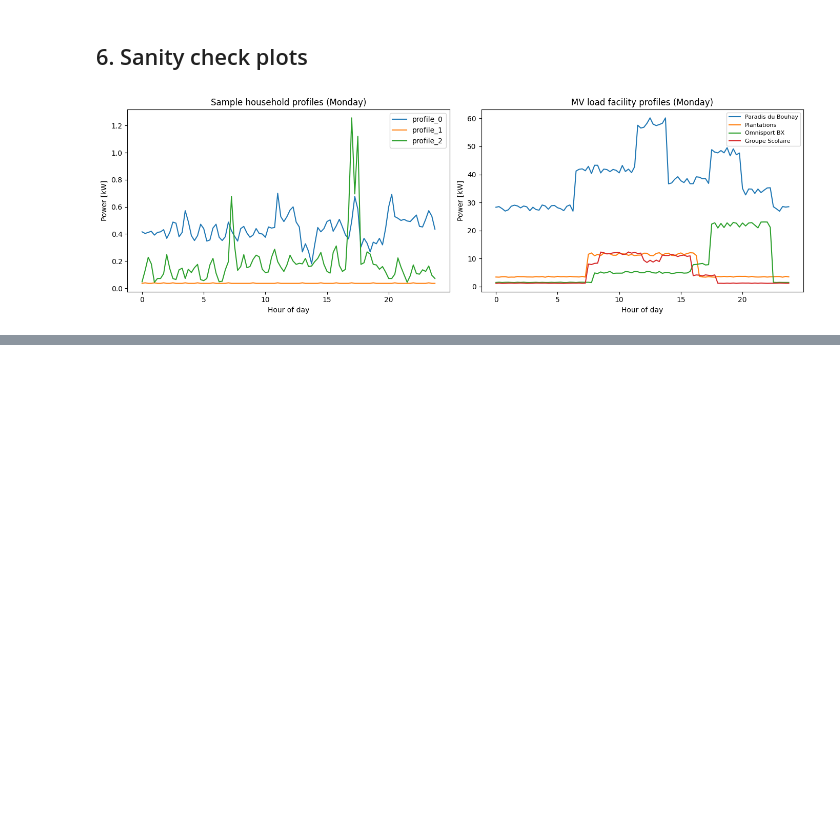
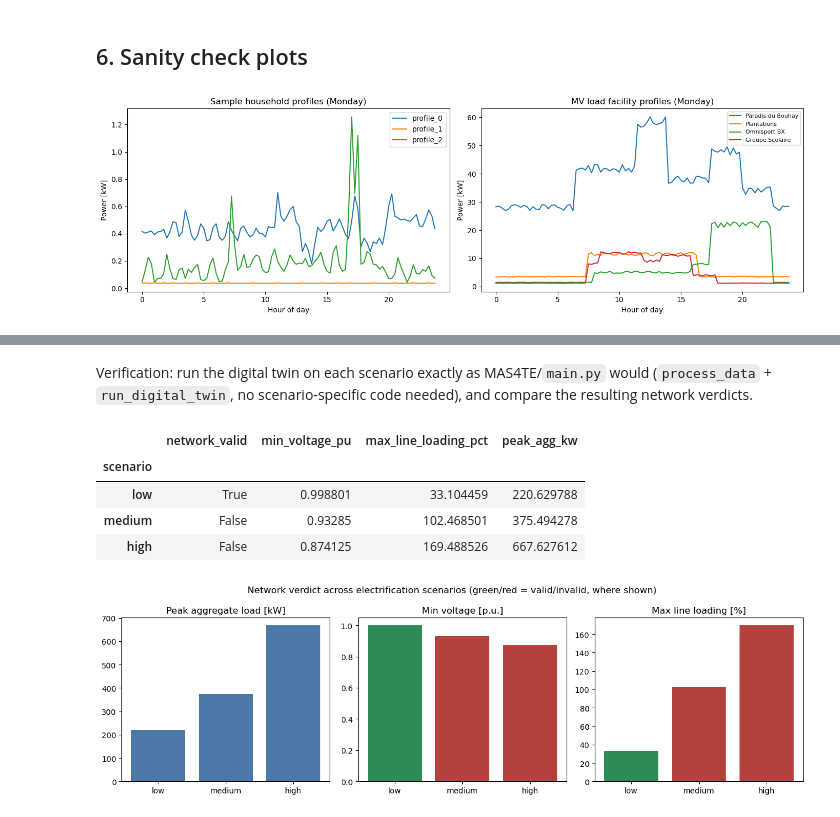
Before and after one commit to MAS4TE/digital_twin, a Jupyter notebook: data/bressoux/bressoux_setup.ipynb, the cells around one changed output, grey strips where cells are left out. Drawn from its saved outputs; the diff is of its cells as text; code cells hidden in the pictures; blank space fills up the shorter version.

```diff
--- a/data/bressoux/bressoux_setup.ipynb
+++ b/data/bressoux/bressoux_setup.ipynb
@@ -528,0 +730,56 @@ Set `config['save'] = True` (the default) to write a Markdown report
+# %% [markdown]
+Verification: run the digital twin on each scenario exactly as MAS4TE/`main.py`
+would (`process_data` + `run_digital_twin`, no scenario-specific code needed),
+and compare the resulting network verdicts.
+# %%
+from digital_twin import run_digital_twin
+from digital_twin.data_processing.process_data import process_data
+
+# Only the keys process_data/run_digital_twin actually read at RUN time --
+# NOT a spread of SCENARIO, which also carries generation-only keys
+# (street_weights, mv_pv_installations, bss_bus, bss_park_e_kwh,
+# bss_park_p_kw). run_digital_twin now RAISES if it sees the bss_* ones: a
+# battery's bus/capacity/power is a fact of equipment.csv, never a runtime
+# config scalar (see section 7).
+verdicts = {}
+for name, path in scenario_paths.items():
+    run_config = {
+        "data_path": path, "seed": SEED, "mois_simule": MOIS_SIMULE,
+        "trafo_sn_mva": SCENARIO["trafo_sn_mva"],
+    }
+    (scenario_metadata, scenario_network, scenario_households,
+     scenario_pv, scenario_bss, scenario_equipment) = process_data(run_config)
+    out = run_digital_twin(run_config, scenario_metadata, scenario_network, scenario_households,
+                           pv_profiles=scenario_pv, schedules_BSS=scenario_bss,
+                           equipment=scenario_equipment)
+    summary = out[out["category"] == "summary"].set_index("metric")["value"]
+    verdicts[name] = {
+        "network_valid": bool(summary["network_valid"]),
+        "min_voltage_pu": float(summary["min_voltage_pu"]),
+        "max_line_loading_pct": float(summary["max_line_loading_pct"]),
+        "peak_agg_kw": float(summary["peak_agg_kw"]),
+    }
+
+verdicts = pd.DataFrame(verdicts).T
+verdicts.index.name = "scenario"
+display(verdicts)
+
+fig, axes = plt.subplots(1, 3, figsize=(13, 4))
+for ax, metric, title in zip(
+    axes, ["peak_agg_kw", "min_voltage_pu", "max_line_loading_pct"],
+    ["Peak aggregate load [kW]", "Min voltage [p.u.]", "Max line loading [%]"],
+):
+    colors = ["#2E8B57" if v else "#B4423C" for v in verdicts["network_valid"]] \
+        if metric != "peak_agg_kw" else "#4C78A8"
+    ax.bar(verdicts.index, verdicts[metric], color=colors)
+    ax.set_title(title)
+fig.suptitle("Network verdict across electrification scenarios (green/red = valid/invalid, where shown)")
+fig.tight_layout()
+plt.show()
+# %% [output]
+|  | network_valid | min_voltage_pu | max_line_loading_pct | peak_agg_kw |
+| scenario |  |  |  |  |
+| low | True | 0.998801 | 33.104459 | 220.629788 |
+| medium | False | 0.93285 | 102.468501 | 375.494278 |
+| high | False | 0.874125 | 169.488526 | 667.627612 |
+[figure, added]
```
Also changed, not shown: parts of 32 cells of this notebook, 25 other files.
